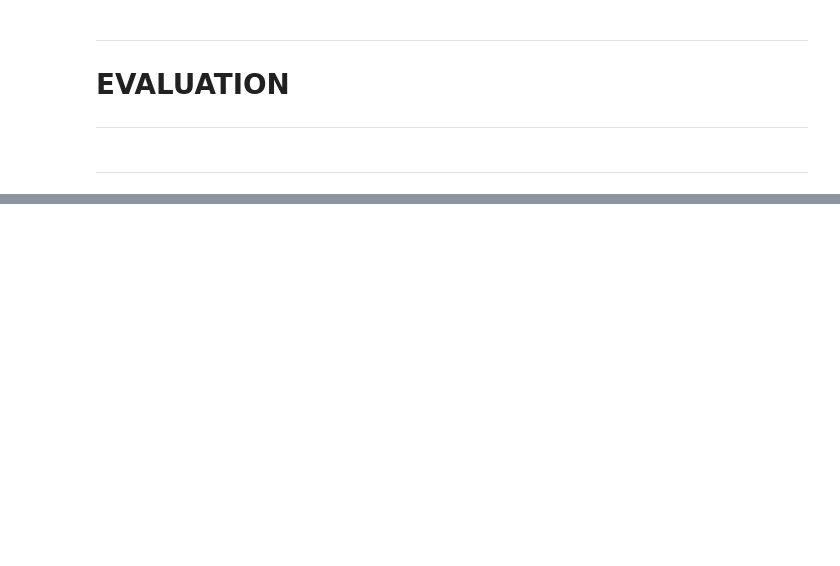
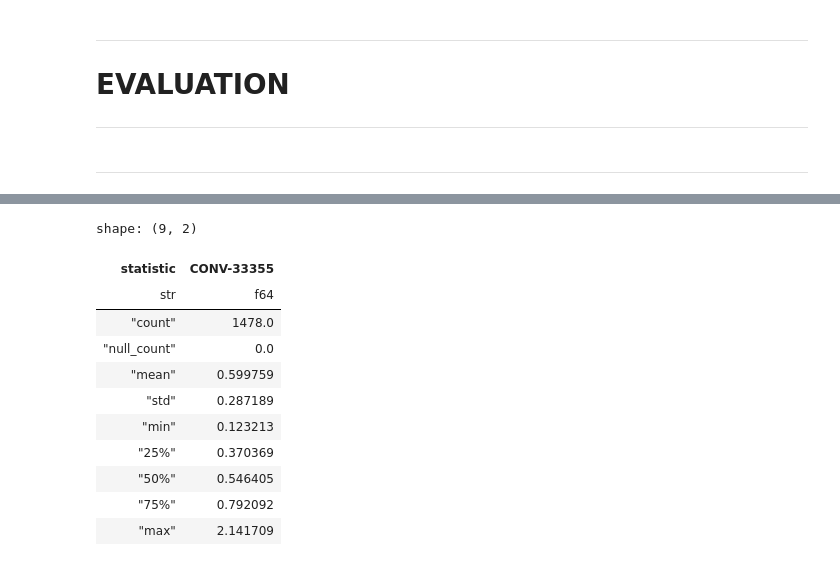
Before and after one commit to joachxm/kaggle, a Jupyter notebook: store-sales/store-sales.ipynb, the cells around one changed output, grey strips where cells are left out. Cells and saved outputs as stored; diff of their text form; code cells hidden in the pictures; blank space fills up the shorter version.

```diff
--- a/store-sales/store-sales.ipynb
+++ b/store-sales/store-sales.ipynb
@@ -800,0 +910,16 @@ shape: (9, 2)
+# %%
+model = tf.keras.models.load_model("models/CONV-33355.keras", safe_mode=False)
+evaluate_model(model, input_length=32)
+# %% [output]
+shape: (9, 2)
+| statistic | CONV-33355 |
+| str | f64 |
+| "count" | 1478.0 |
+| "null_count" | 0.0 |
+| "mean" | 0.599759 |
+| "std" | 0.287189 |
+| "min" | 0.123213 |
+| "25%" | 0.370369 |
+| "50%" | 0.546405 |
+| "75%" | 0.792092 |
+| "max" | 2.141709 |
```
Also changed, not shown: parts of 70 cells of this notebook, 19 other files.
